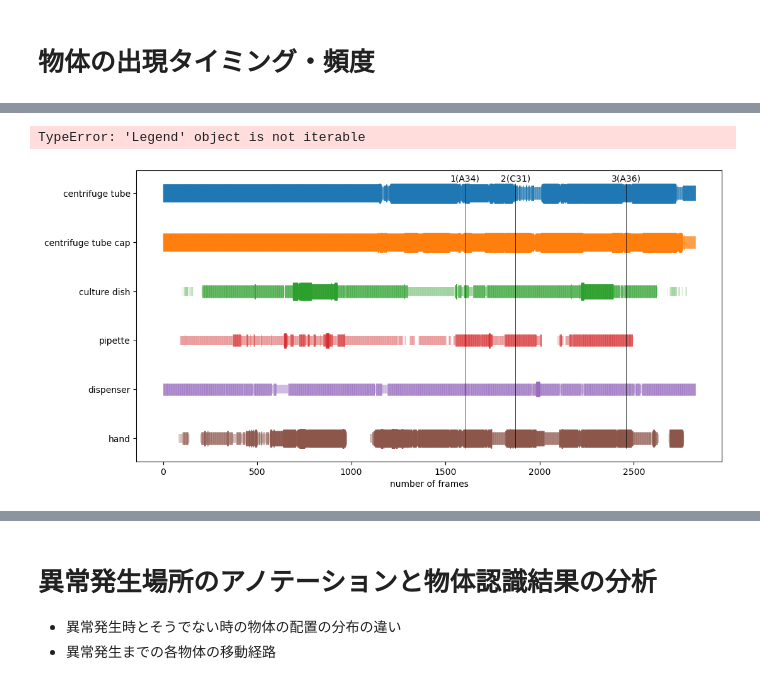
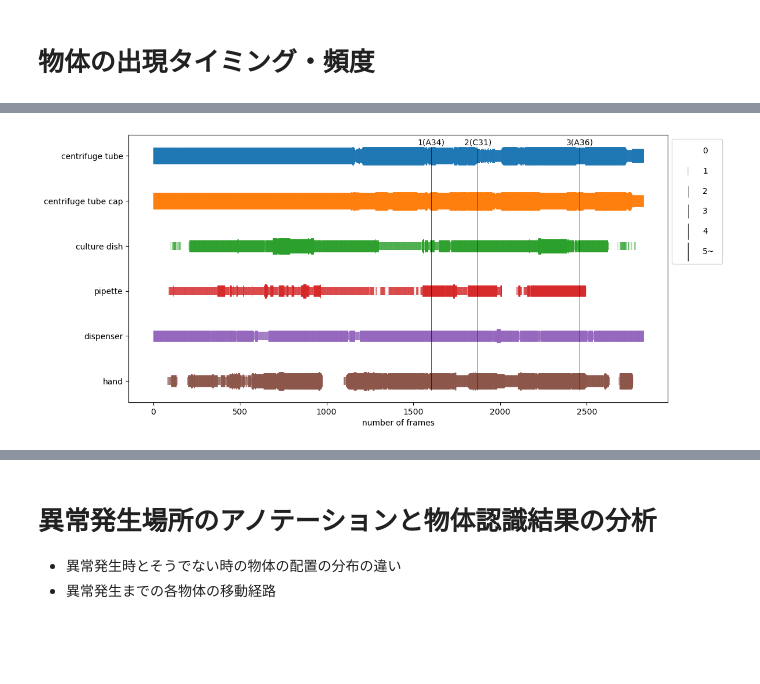
Before and after one commit to kojikojiprg/labvideo, a Jupyter notebook: notebooks/object_detection_analysis.ipynb, the cells around one changed output, grey strips where cells are left out. Drawn from its saved outputs; the diff is of its cells as text; code cells hidden in the pictures; blank space fills up the shorter version.

```diff
--- a/notebooks/object_detection_analysis.ipynb
+++ b/notebooks/object_detection_analysis.ipynb
@@ -28,9 +28,12 @@ classes
  '5': 'hand'}
 # %%
 video_name = "Failures10"
+th_move = 4.55
 ann_data = np.loadtxt(f"out/{video_name}/{video_name}_ann.tsv", skiprows=1, dtype=str)
 yolo_preds = np.loadtxt(
-    f"out/{video_name}/{video_name}_det_finetuned.tsv", skiprows=1, dtype=float
+    f"out/{video_name}/{video_name}_det_finetuned_thmove{th_move}.tsv",
+    skiprows=1,
+    dtype=float,
 )
 
 cap = video.Capture(f"video/{video_name}.mp4")
@@ -67,9 +70,3 @@ for pred in yolo_preds:
 #     if np.max(counts) > max_n_counts:
 #         max_n_counts = np.max(counts)
 # print("max_n_counts", max_n_counts)
-# %%
-counts = np.array([0, 1, 2, 3, 4, 5])
-for c in counts:
-    plt.scatter(c, c, c * 100, marker="|", alpha=c / 5, linewidth=c / 5, color="black", label=c)
-legend = plt.legend()
-plt.show()
@@ -93,46 +96,39 @@ legend.
 # %%
 max_n_counts = 5
-plt.figure(figsize=(12, 6))
+marker_scale = 100
 
 # plot object counts
+fig = plt.figure(figsize=(12, 6))
+ax = fig.subplots(1, 1)
+
 for label, counts in counts_dict.items():
     y = np.full((len(counts),), len(classes) - (label + 1))
     x = np.arange(len(counts))
     counts = np.array(counts).astype(float)
     counts[counts > max_n_counts] = max_n_counts
-    s = counts * 100
-    alpha = (counts + 1) / (max_n_counts + 1)
-    plt.scatter(
-        x, y, label=classes[str(label)], marker="|", s=s, alpha=alpha, linewidths=alpha
-    )
+    s = counts * marker_scale
+    lw = (counts + 1) / (max_n_counts + 1)
+    ax.scatter(x, y, label=classes[str(label)], marker="|", s=s, linewidths=lw)
 
 # plot annotation timing
 for label, n_frame in ann_timings.items():
-    plt.vlines([n_frame], -0.2, len(classes) - 1 + 0.2, color="black", lw=0.5)
-    plt.text(n_frame, len(classes) - 1 + 0.25, label, horizontalalignment="center")
+    ax.vlines([n_frame], -0.2, len(classes) - 1 + 0.2, color="black", lw=0.5)
+    ax.text(n_frame, len(classes) - 1 + 0.25, label, horizontalalignment="center")
 
-plt.xlabel("number of frames")
+ax.set_xlabel("number of frames")
 ticks = [len(classes) - (int(k) + 1) for k in classes.keys()]
-plt.yticks(ticks, list(classes.values()))
+ax.set_yticks(ticks, list(classes.values()))
 
-from matplotlib.lines import Line2D
-
-legend_elements = [
-    Line2D([], [], c="black", marker="|", ms=0 * 2, lw=0.0, alpha=0.0, label="0"),
-    Line2D([], [], c="black", marker="|", ms=2 * 2, lw=0.0, alpha=0.2, label="1"),
-    Line2D([], [], c="black", marker="|", ms=4 * 2, lw=0.0, alpha=0.4, label="2"),
-    Line2D([], [], c="black", marker="|", ms=6 * 2, lw=0.0, alpha=0.6, label="3"),
-    Line2D([], [], c="black", marker="|", ms=8 * 2, lw=0.0, alpha=0.8, label="4"),
-    Line2D([], [], c="black", marker="|", ms=10 * 2, lw=0.0, alpha=1.0, label="5~"),
-]
-plt.legend(
-    handles=legend_elements, bbox_to_anchor=(1.01, 1), loc="upper left", fontsize=10
+hans, labs = create_legend(max_n_counts, marker_scale)
+ax.legend(
+    hans,
+    labs,
+    loc="upper left",
+    bbox_to_anchor=(1.0, 1.0),
+    borderpad=1.0,
+    labelspacing=1.5,
 )
 
-plt.legend(legend)
 plt.show()
-
-# TODO: 動き有りバージョン
 # %% [output]
-TypeError: 'Legend' object is not iterable
-[figure, old version]
+[figure, new version]
```
Also changed, not shown: parts of 8 cells of this notebook.
